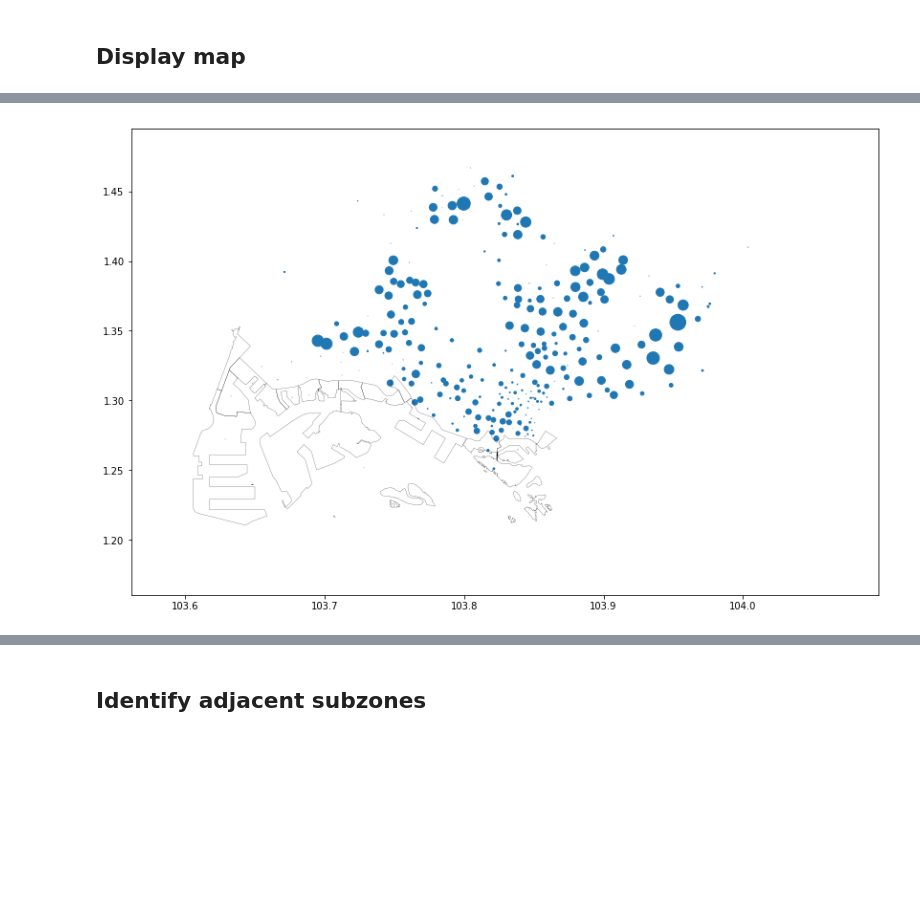
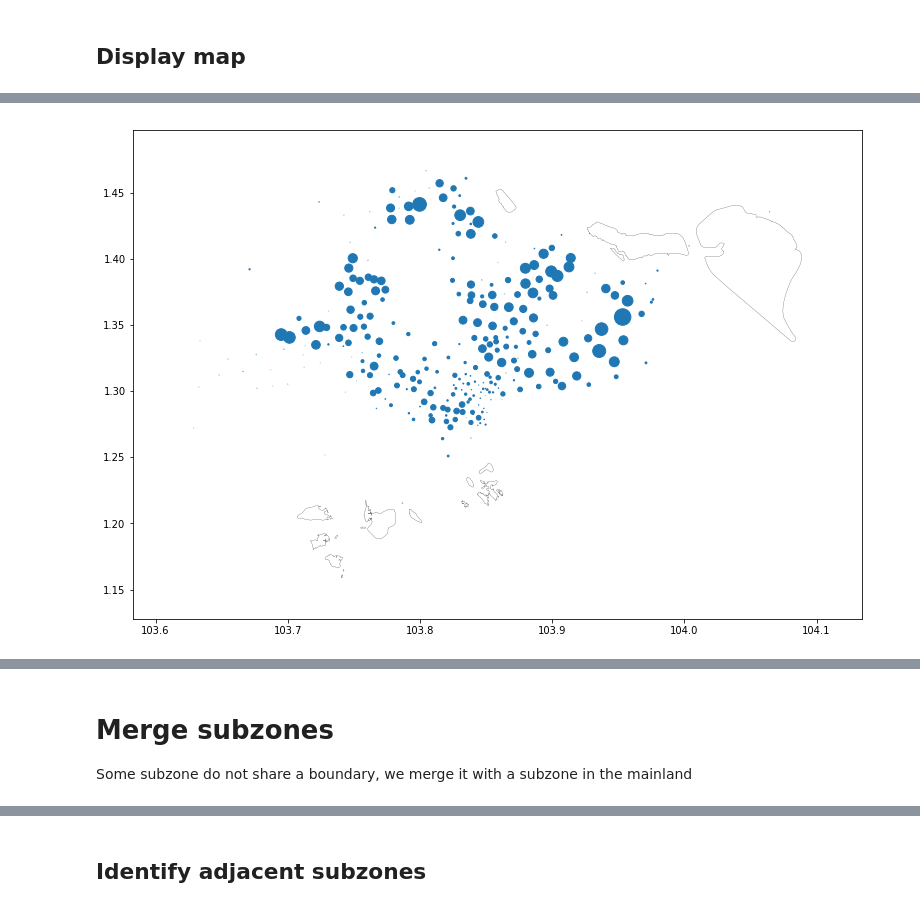
Before and after one commit to tonghuikang/draw-sgp-electoral-boundaries, a Jupyter notebook: preprocessing/process_kml.ipynb, the cells around one changed output, grey strips where cells are left out. Cells and saved outputs as stored; diff of their text form; code cells hidden in the pictures; blank space fills up the shorter version.

```diff
--- a/preprocessing/process_kml.ipynb
+++ b/preprocessing/process_kml.ipynb
@@ -105,7 +106,8 @@ for placemark in placemarks:
          for ring in placemark.text[14:].strip().split("\n\n\n\n\n")]
     ])
 # %%
-df = pd.DataFrame(placemark_data, columns=["id", "TOTAL", "SUBZONE_N", "PLN_AREA_N", "boundary"])
+df = pd.DataFrame(placemark_data,
+                  columns=["id", "TOTAL", "SUBZONE_N", "PLN_AREA_N", "boundary"])
 # %%
 sum(df["TOTAL"])
 # %% [output]
@@ -153,6 +155,10 @@ len([x for x in df["TOTAL"] if x > 30000])
 fig, ax = plt.subplots(figsize=(14,9))
 plt.scatter(df["x_centre"], df["y_centre"], df["TOTAL"]/500)
 lines = []
+
+for i,(x,y,z) in enumerate(zip(df["x_centre"], df["y_centre"], df["PLN_AREA_N"])):
+    plt.text(x,y,z,fontsize=8)
+
 for rings in df["boundary"]:
     for b in rings:
         n = len(b)
@@ -171,22 +177,23 @@ Wall time: 13.3 s
 # %%
 %%time
 # probably should combine all these subzone into one
-lst = [25,28,29,30,32,33,70,74,84,85,105,106,107,111,119,136,141,165]
+# lst = [24,27,28,29,31,32,69,73,83,84,104,105,106,110,118,135,140,164,322]
+lst = [25,26,27,293,322]
 fig, ax = plt.subplots(figsize=(14,9))
 plt.scatter(df["x_centre"], df["y_centre"], df["TOTAL"]/500)
 lines = []
 for i,rings in enumerate(df["boundary"]):
-    if i+1 not in lst:
+    if i not in lst:
         continue
     for b in rings:
         n = len(b)
         for e,_ in enumerate(b):
             lines.append([[b[e%n][0], b[e%n][1]], [b[(e+1)%n][0], b[(e+1)%n][1]]])
 lc = mc.LineCollection(lines, colors="black", linewidths=0.2)
 ax.add_collection(lc)
 ax.autoscale()
 ax.set_aspect(1)
 ax.margins(0.1)
 plt.show()
 # %% [output]
-[figure, old version]
+[figure, new version]
@@ -194,0 +202,3 @@ Wall time: 424 ms
+# %% [markdown]
+# Merge subzones
+Some subzone do not share a boundary, we merge it with a subzone in the mainland
```
Also changed, not shown: parts of 14 cells of this notebook, 2 other files.
